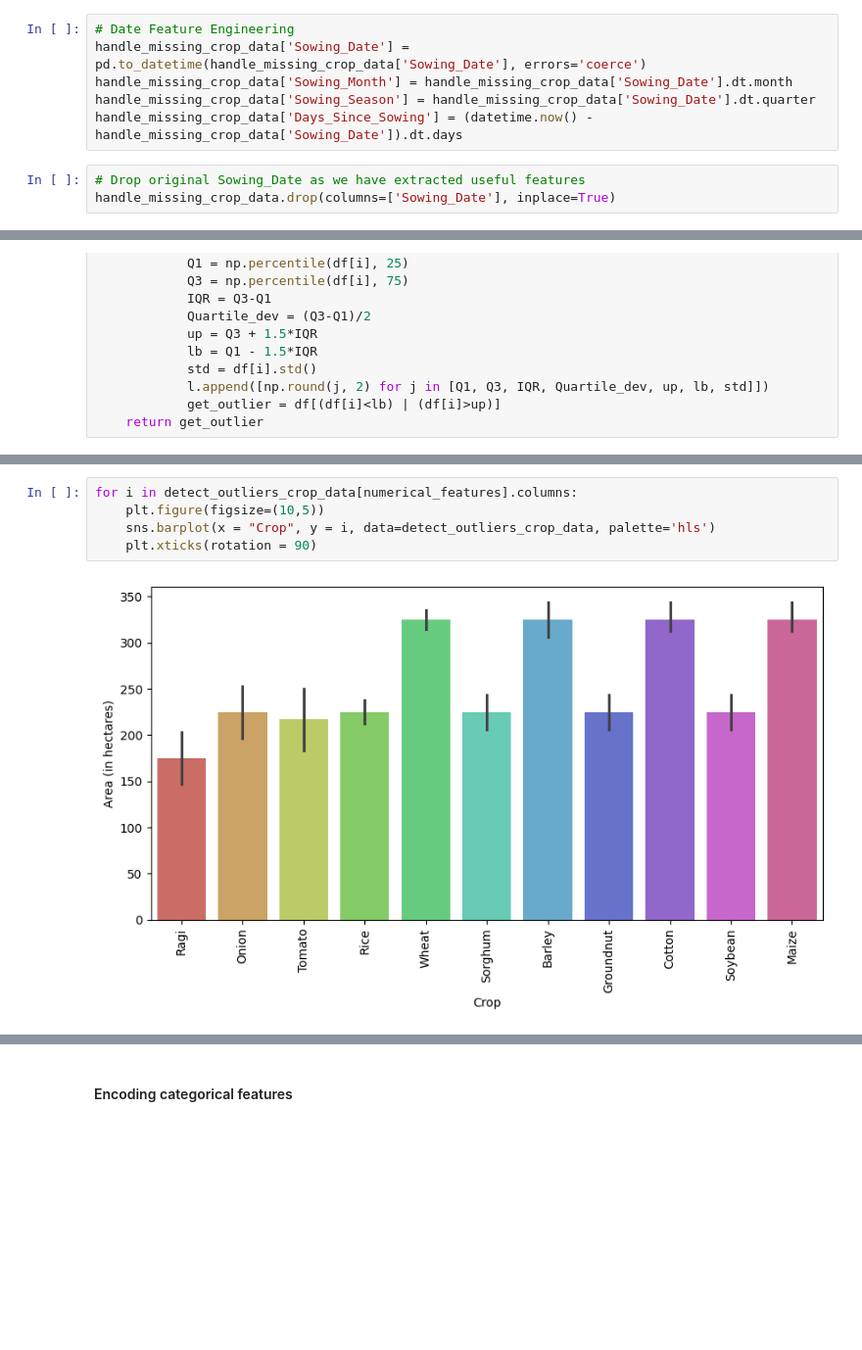
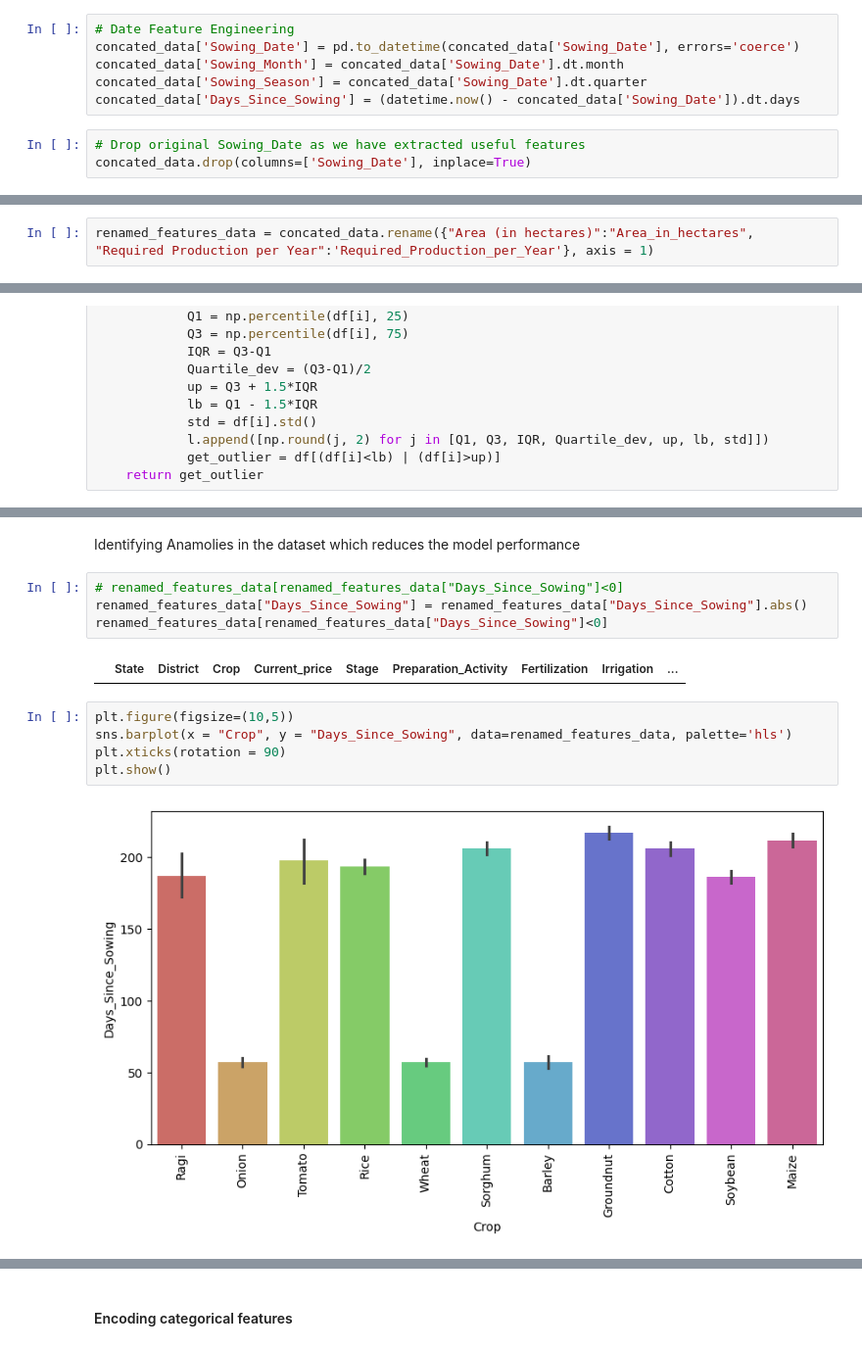
Before and after one commit to naresh5422/crop_price_prediction, a Jupyter notebook: SplitMindz_Crop_Data_Analysis_and_Prediction.ipynb, the cells around one changed output, grey strips where cells are left out. Shown at 98% size. Cells and saved outputs as stored; diff of their text form; blank space fills up the shorter version.

Commit message:
identifying Anamolies and change steps

```diff
--- a/SplitMindz_Crop_Data_Analysis_and_Prediction.ipynb
+++ b/SplitMindz_Crop_Data_Analysis_and_Prediction.ipynb
@@ -375,9 +320,9 @@ handle_missing_crop_data = crop_data.copy()
 # %%
 # Date Feature Engineering
-handle_missing_crop_data['Sowing_Date'] = pd.to_datetime(handle_missing_crop_data['Sowing_Date'], errors='coerce')
-handle_missing_crop_data['Sowing_Month'] = handle_missing_crop_data['Sowing_Date'].dt.month
-handle_missing_crop_data['Sowing_Season'] = handle_missing_crop_data['Sowing_Date'].dt.quarter
-handle_missing_crop_data['Days_Since_Sowing'] = (datetime.now() - handle_missing_crop_data['Sowing_Date']).dt.days
+concated_data['Sowing_Date'] = pd.to_datetime(concated_data['Sowing_Date'], errors='coerce')
+concated_data['Sowing_Month'] = concated_data['Sowing_Date'].dt.month
+concated_data['Sowing_Season'] = concated_data['Sowing_Date'].dt.quarter
+concated_data['Days_Since_Sowing'] = (datetime.now() - concated_data['Sowing_Date']).dt.days
 # %%
 # Drop original Sowing_Date as we have extracted useful features
-handle_missing_crop_data.drop(columns=['Sowing_Date'], inplace=True)
+concated_data.drop(columns=['Sowing_Date'], inplace=True)
@@ -383,0 +338,2 @@ handle_missing_crop_data.drop(columns=['Sowing_Date'], inplace=True)
+# %%
+renamed_features_data = concated_data.rename({"Area (in hectares)":"Area_in_hectares", "Required Production per Year":'Required_Production_per_Year'}, axis = 1)
@@ -468,7 +453,15 @@ numerical_features = ['Area (in hectares)', 'Required Production per Year', 'Sow
+# %% [markdown]
+Identifying Anamolies in the dataset which reduces the model performance
+# %%
+# renamed_features_data[renamed_features_data["Days_Since_Sowing"]<0]
+renamed_features_data["Days_Since_Sowing"] = renamed_features_data["Days_Since_Sowing"].abs()
+renamed_features_data[renamed_features_data["Days_Since_Sowing"]<0]
+# %% [output]
+|  | State | District | Crop | Current_price | Stage | Preparation_Activity | Fertilization | Irrigation | ... |
 # %%
-for i in detect_outliers_crop_data[numerical_features].columns:
-    plt.figure(figsize=(10,5))
-    sns.barplot(x = "Crop", y = i, data=detect_outliers_crop_data, palette='hls')
-    plt.xticks(rotation = 90)
+plt.figure(figsize=(10,5))
+sns.barplot(x = "Crop", y = "Days_Since_Sowing", data=renamed_features_data, palette='hls')
+plt.xticks(rotation = 90)
+plt.show()
 # %% [output]
-[figure, old version]
+[figure, new version]
```
Also changed, not shown: parts of 75 cells of this notebook.
